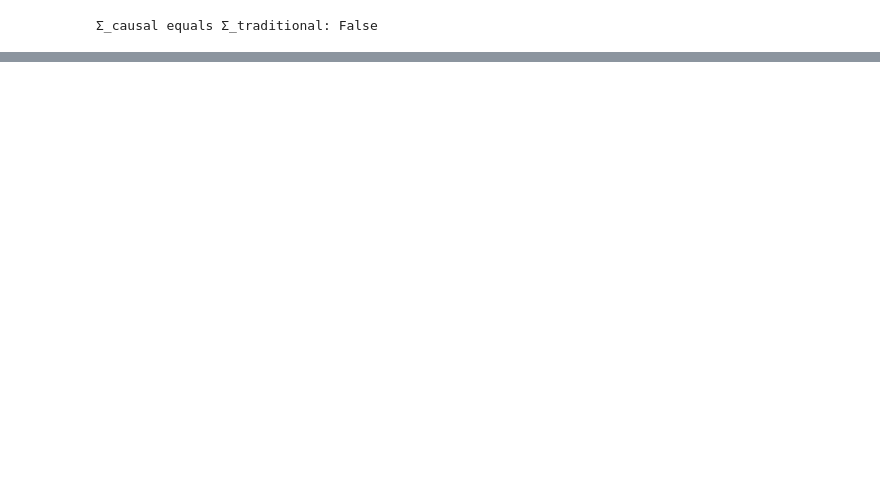
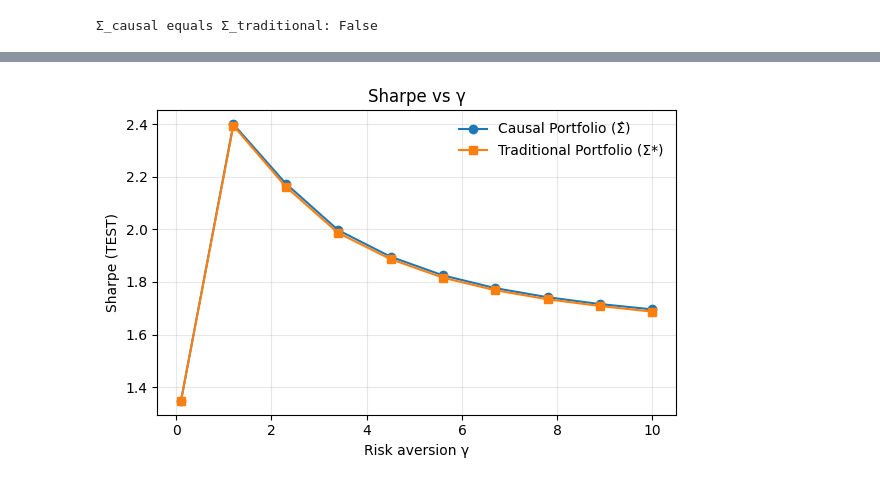
Before and after one commit to judramirezj/causal-inference-portfolio-management, a Jupyter notebook: analysis/exploration.ipynb, the cells around one changed output, grey strips where cells are left out. Drawn from its saved outputs; the diff is of its cells as text; code cells hidden in the pictures; blank space fills up the shorter version.

```diff
--- a/analysis/exploration.ipynb
+++ b/analysis/exploration.ipynb
@@ -373,7 +373,7 @@ class CausalMeanVar:
 
     # ---- risk-aversion curve
     def risk_aversion_curve(self, n: int = 10):
-        gammas = np.linspace(0.1, 10, n)
+        gammas = np.linspace(1, 11, n)
         s_c, s_t = [], []
         for g in gammas:
             res = self.optimise(g)
@@ -464,7 +464,7 @@ def select_beta(
     train: pd.DataFrame,
     val: pd.DataFrame,
     dag: nx.DiGraph,
-    beta_grid=np.linspace(0.1, 1.5, 16),
+    beta_grid=np.linspace(0.3, 2, 18),
     gamma: float = CFG.risk_aversion,
 ):
     mu_val = val.mean() * 252
@@ -565,0 +561,23 @@ solver_tv.weights_vs_gamma_traditional()
+# %%
+gammas        = np.linspace(0.1, 10, 10)
+mu_test       = test_raw.mean() * 252
+cov_test      = np.cov(test_raw.values.T) * 252
+
+sharpe_c, sharpe_t = [], []
+
+for g in gammas:
+    w_c = solver_tv._solve(solver_tv.cov,        gamma=g)
+    w_t = solver_tv._solve(solver_tv.sample_cov, gamma=g)
+
+    sharpe_c.append((mu_test @ w_c) / np.sqrt(w_c @ cov_test @ w_c))
+    sharpe_t.append((mu_test @ w_t) / np.sqrt(w_t @ cov_test @ w_t))
+
+import matplotlib.pyplot as plt
+plt.figure(figsize=(6,4))
+plt.plot(gammas, sharpe_c, "-o", label="Causal Portfolio (Σ̂)")
+plt.plot(gammas, sharpe_t, "-s", label="Traditional Portfolio (Σ*)")
+plt.xlabel("Risk aversion γ"); plt.ylabel("Sharpe (TEST)")
+plt.title("Sharpe vs γ")
+plt.grid(alpha=.3); plt.legend(frameon=False); plt.tight_layout(); plt.show()
+# %% [output]
+[figure, added]
```
Also changed, not shown: parts of 10 cells of this notebook.
